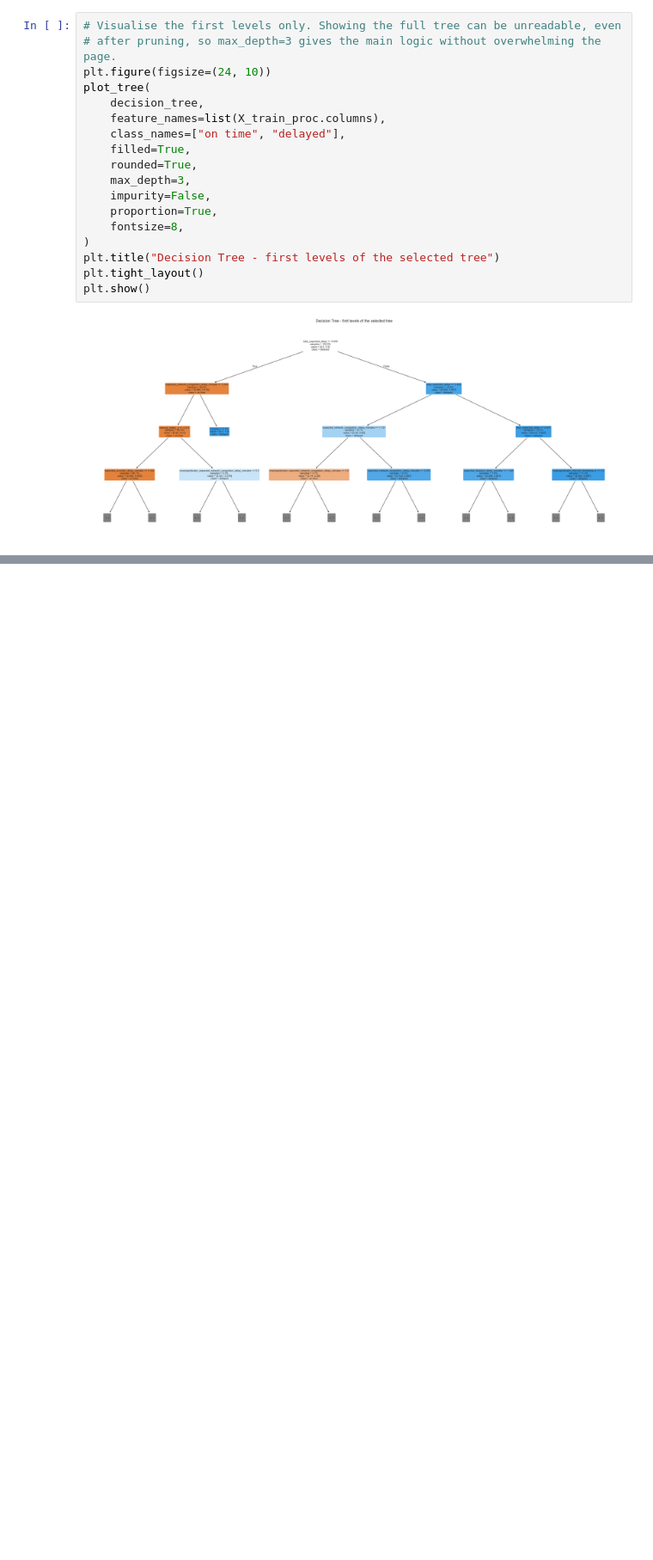
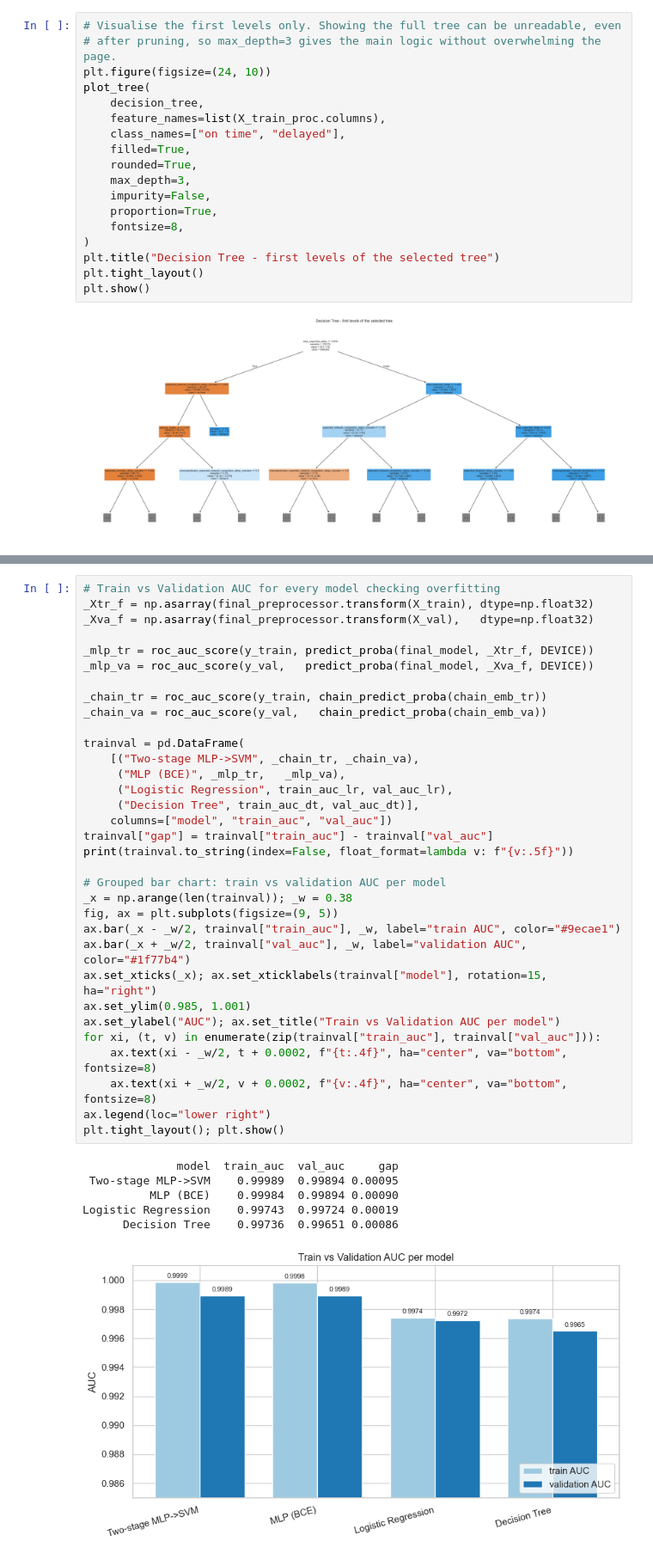
Before and after one commit to tomerbd007/LogisticsTransferPrediction, a Jupyter notebook: main.ipynb, the cells around one changed output, grey strips where cells are left out. Shown at 86% size. Saved outputs shown, nothing was run; the diff lists cells and outputs as text; blank space fills up the shorter version.

```diff
--- a/main.ipynb
+++ b/main.ipynb
@@ -3501,0 +3358,40 @@ linear baseline, yet remarkably close, underlining how near-linearly separable t
+# %%
+# Train vs Validation AUC for every model checking overfitting
+_Xtr_f = np.asarray(final_preprocessor.transform(X_train), dtype=np.float32)
+_Xva_f = np.asarray(final_preprocessor.transform(X_val),   dtype=np.float32)
+
+_mlp_tr = roc_auc_score(y_train, predict_proba(final_model, _Xtr_f, DEVICE))
+_mlp_va = roc_auc_score(y_val,   predict_proba(final_model, _Xva_f, DEVICE))
+
+_chain_tr = roc_auc_score(y_train, chain_predict_proba(chain_emb_tr))
+_chain_va = roc_auc_score(y_val,   chain_predict_proba(chain_emb_va))
+
+trainval = pd.DataFrame(
+    [("Two-stage MLP->SVM", _chain_tr, _chain_va),
+     ("MLP (BCE)", _mlp_tr,   _mlp_va),
+     ("Logistic Regression", train_auc_lr, val_auc_lr),
+     ("Decision Tree", train_auc_dt, val_auc_dt)],
+    columns=["model", "train_auc", "val_auc"])
+trainval["gap"] = trainval["train_auc"] - trainval["val_auc"]
+print(trainval.to_string(index=False, float_format=lambda v: f"{v:.5f}"))
+
+# Grouped bar chart: train vs validation AUC per model
+_x = np.arange(len(trainval)); _w = 0.38
+fig, ax = plt.subplots(figsize=(9, 5))
+ax.bar(_x - _w/2, trainval["train_auc"], _w, label="train AUC", color="#9ecae1")
+ax.bar(_x + _w/2, trainval["val_auc"], _w, label="validation AUC", color="#1f77b4")
+ax.set_xticks(_x); ax.set_xticklabels(trainval["model"], rotation=15, ha="right")
+ax.set_ylim(0.985, 1.001)
+ax.set_ylabel("AUC"); ax.set_title("Train vs Validation AUC per model")
+for xi, (t, v) in enumerate(zip(trainval["train_auc"], trainval["val_auc"])):
+    ax.text(xi - _w/2, t + 0.0002, f"{t:.4f}", ha="center", va="bottom", fontsize=8)
+    ax.text(xi + _w/2, v + 0.0002, f"{v:.4f}", ha="center", va="bottom", fontsize=8)
+ax.legend(loc="lower right")
+plt.tight_layout(); plt.show()
+# %% [output]
+              model  train_auc  val_auc     gap
+ Two-stage MLP->SVM    0.99989  0.99894 0.00095
+          MLP (BCE)    0.99984  0.99894 0.00090
+Logistic Regression    0.99743  0.99724 0.00019
+      Decision Tree    0.99736  0.99651 0.00086
+[figure, added]
```
Also changed, not shown: parts of 83 cells of this notebook, 4 other files.
